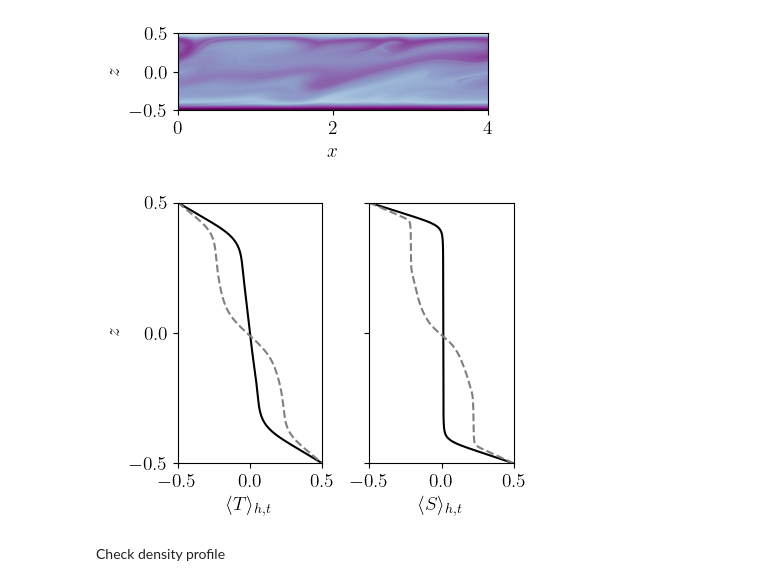
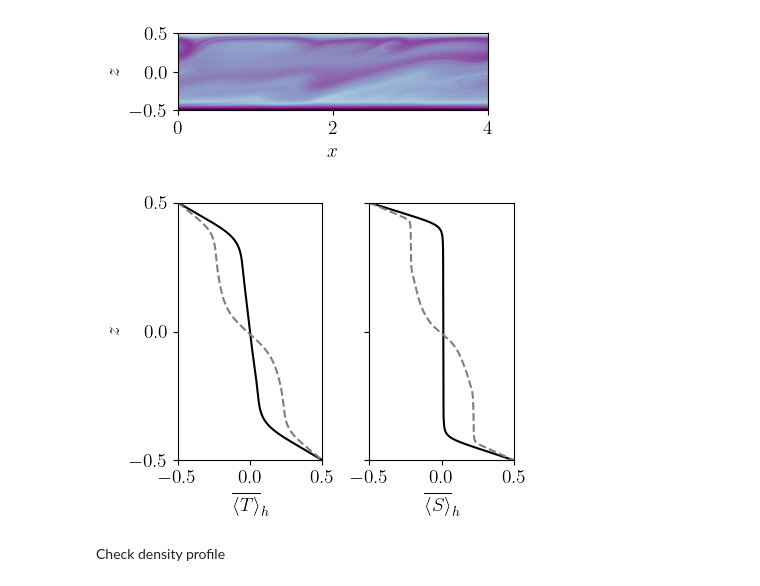
Before and after one commit to duc-nguyen1410/Exact_Coherent_Structures_of_Sheared_Double_Diffusive_Convection, a Jupyter notebook: figure02_dns_case3_yangpaper.ipynb, the cells around one changed output. Saved outputs shown, nothing was run; the diff lists cells and outputs as text; code cells hidden in the pictures.

```diff
--- a/figure02_dns_case3_yangpaper.ipynb
+++ b/figure02_dns_case3_yangpaper.ipynb
@@ -314,7 +314,7 @@ ax1.plot(mtemp_ddc_2steps,y_ddc,color='tab:gray', linestyle = 'dashed', alpha =
 # plt.plot(mtemp_ddc_4steps,y_ddc,color='k', linestyle = 'solid', alpha = 0.4)
 # plt.plot(mtemp_yang[:,0],mtemp_yang[:,1],color='tab:blue', linestyle = 'dashed', label=r'Yang \textit{et al.} (2022)')
 # plt.title(r'$\overline{T}$', fontsize=14)
-plt.xlabel(r'$\langle T \rangle_{h,t}$', fontsize=14)
+plt.xlabel(r'$\overline{\langle T \rangle}_{h}$', fontsize=14)
 plt.ylabel(r'$z$',fontsize=14)
 plt.xticks([-0.5,0,0.5],fontsize=14)
 plt.yticks([-0.5,0,0.5],fontsize=14)
@@ -328,41 +328,41 @@ ax2.plot(msalt_ddc_2steps,y_ddc,color='tab:gray', linestyle = 'dashed', alpha =
 # plt.plot(msalt_ddc_4steps,y_ddc,color='k', linestyle = 'solid', alpha = 0.4)
 # plt.plot(msalt_yang[:,0],msalt_yang[:,1],color='tab:blue', linestyle = 'dashed', label=r'Yang \textit{et al.} (2022)')
 # plt.title(r'$\overline{S}$', fontsize=14)
-plt.xlabel(r'$\langle S \rangle_{h,t}$', fontsize=14)
+plt.xlabel(r'$\overline{\langle S \rangle}_{h}$', fontsize=14)
 # plt.ylabel(r'$y$', fontsize=14)
 plt.xticks([-0.5,0,0.5],fontsize=14)
 plt.yticks([-0.5,0,0.5],[],fontsize=14)
 plt.xlim(-0.5,0.5)
 plt.ylim(-0.5,0.5)
 # plt.legend(
 #     loc='upper center',
 #     bbox_to_anchor=(0.5, 1.2),
 #     ncol=2,
 #     fontsize=12,
 #     frameon=False
 # )
 
 # ax2 = plt.subplot(1, 3, 3)
 # plt.plot(mdens_ddc_1steps,y_ddc,color='k', linestyle = 'solid', alpha = 1, label=r'ChFlow--DDC')
 # plt.plot(mdens_ddc_2steps,y_ddc,color='k', linestyle = 'solid', alpha = 0.7)
 # # plt.plot(mdens_ddc_4steps,y_ddc,color='k', linestyle = 'solid', alpha = 0.4)
 # # plt.plot(mdens_yang[:,0],mdens_yang[:,1],color='tab:blue', linestyle = 'dashed', label=r'Yang \textit{et al.} (2022)')
 # # plt.title(r'$\overline{\rho}$', fontsize=14)
 # plt.xlabel(r'$\langle \rho \rangle_{h,t}$', fontsize=14)
 # # plt.ylabel(r'$y$', fontsize=14)
 # plt.xticks([0,1], ['0','1'],fontsize=14)
 # plt.yticks([0, 0.5, 1],[],fontsize=14)
 # plt.xlim(0, 1)
 # plt.ylim(0, 1)
 # # plt.legend()
 
 plt.tight_layout()
 
 plt.savefig('Data/DNS/case3_kz6_nx768/MeanProfiles_Temp_Salt.png', dpi=300, bbox_inches='tight')
 plt.show()
 plt.close()
 # %% [output]
-[figure, old version]
+[figure, new version]
 # %% [markdown]
 Check density profile
 # %%
```
Also changed, not shown: 4 other files.
